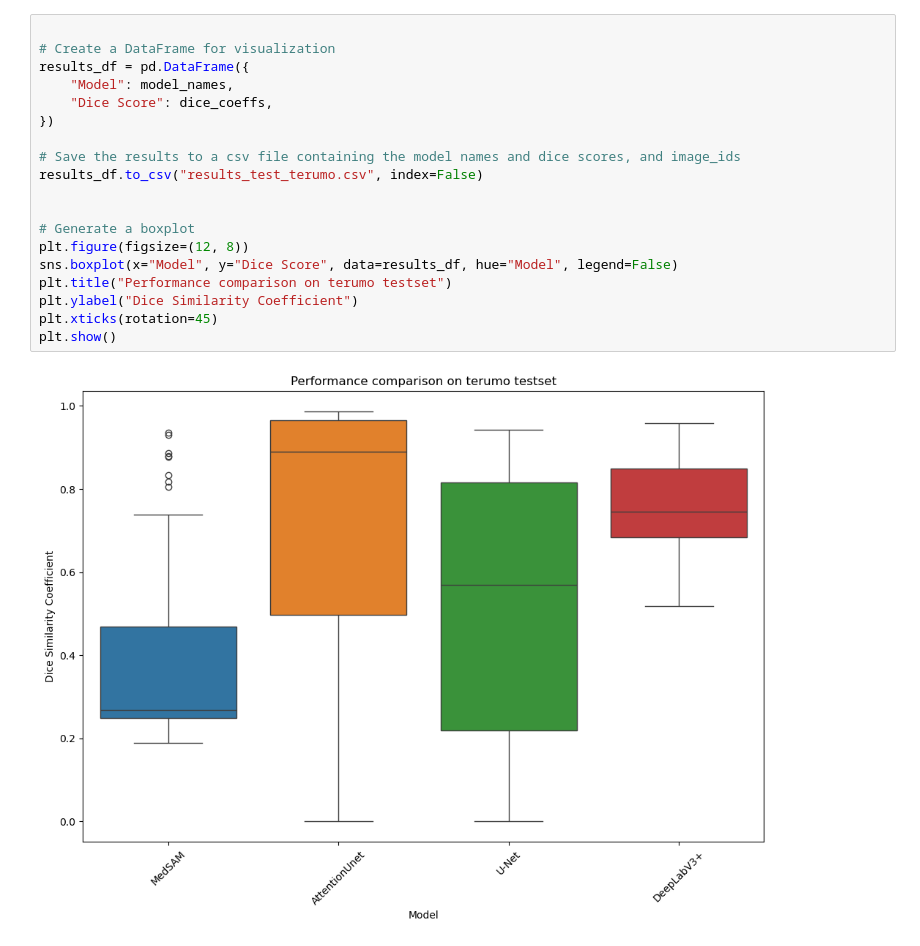
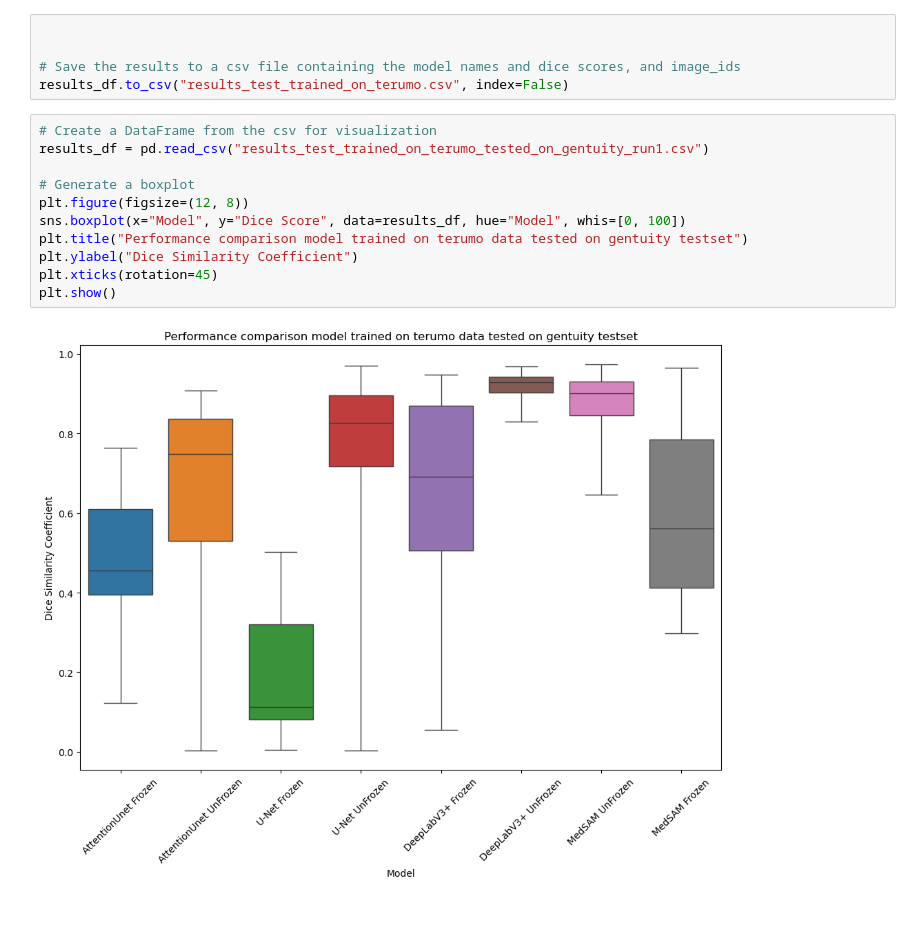
Before and after one commit to SamuelJessen/OCTSegmenter, a Jupyter notebook: test_model.ipynb, the cells around one changed output. Drawn from its saved outputs; the diff is of its cells as text; blank space fills up the shorter version.

Commit message:
Change test script

```diff
--- a/test_model.ipynb
+++ b/test_model.ipynb
@@ -207,21 +205,18 @@ DeepLabV3+ - Average Dice accuracy: 0.7550
+# %%
+
+
+# Save the results to a csv file containing the model names and dice scores, and image_ids
+results_df.to_csv("results_test_trained_on_terumo.csv", index=False)
 # %%
-
-# Create a DataFrame for visualization
-results_df = pd.DataFrame({
-    "Model": model_names,
-    "Dice Score": dice_coeffs,
-})
-
-# Save the results to a csv file containing the model names and dice scores, and image_ids
-results_df.to_csv("results_test_terumo.csv", index=False)
-
+# Create a DataFrame from the csv for visualization
+results_df = pd.read_csv("results_test_trained_on_terumo_tested_on_gentuity_run1.csv")
 
 # Generate a boxplot
 plt.figure(figsize=(12, 8))
-sns.boxplot(x="Model", y="Dice Score", data=results_df, hue="Model", legend=False)
-plt.title("Performance comparison on terumo testset")
+sns.boxplot(x="Model", y="Dice Score", data=results_df, hue="Model", whis=[0, 100])
+plt.title("Performance comparison model trained on terumo data tested on gentuity testset")
 plt.ylabel("Dice Similarity Coefficient")
 plt.xticks(rotation=45)
 plt.show()
 # %% [output]
-[figure, old version]
+[figure, new version]
```
Also changed, not shown: parts of 7 cells of this notebook, 4 other files.
